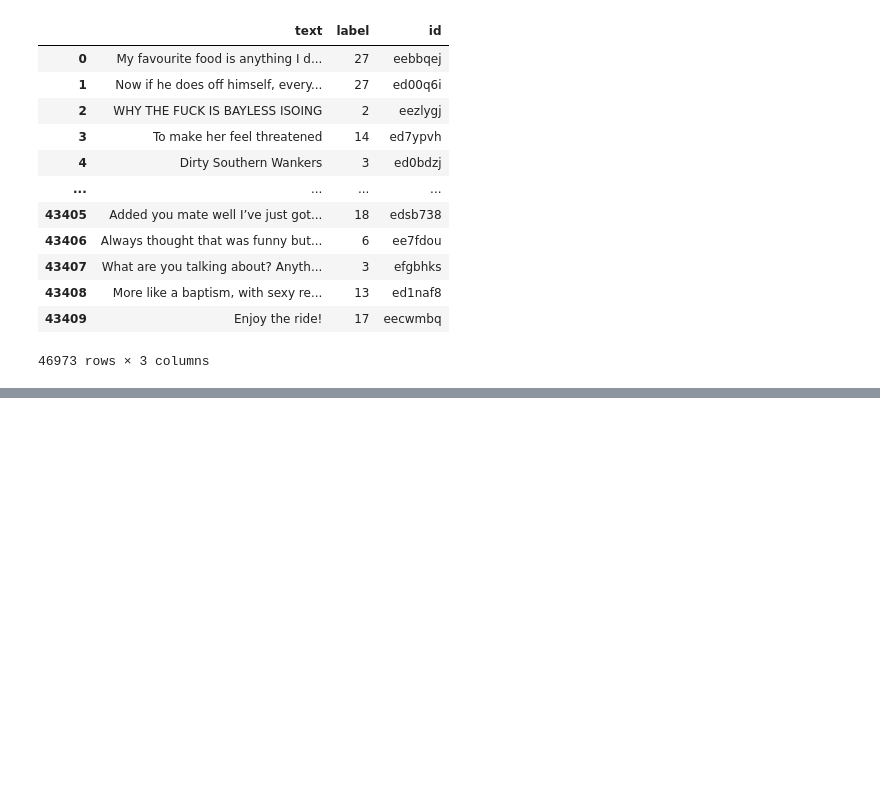
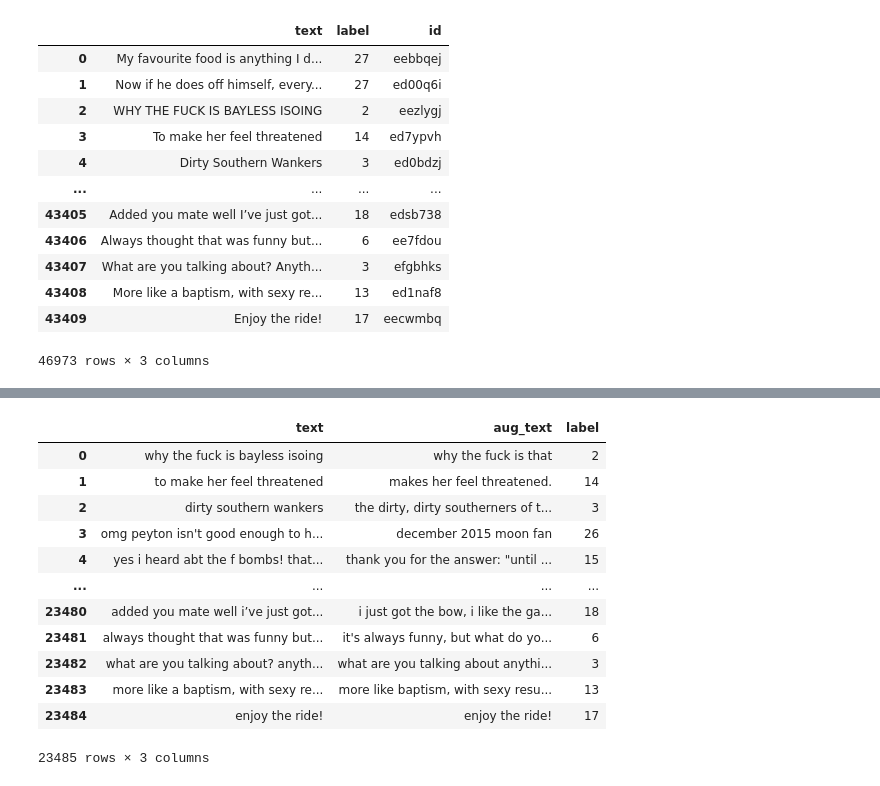
Before and after one commit to WayneWang86/HypEmo, a Jupyter notebook: Error_Analysis/data_processing.ipynb, the cells around one changed output, grey strips where cells are left out. Saved outputs shown, nothing was run; the diff lists cells and outputs as text; code cells hidden in the pictures; blank space fills up the shorter version.

Commit message:
reformate data
Signed-off-by: WayneWang86 <wyf9686@gmail.com>

```diff
--- a/Error_Analysis/data_processing.ipynb
+++ b/Error_Analysis/data_processing.ipynb
@@ -99,0 +124,20 @@ test = pre_processing("./data/go_emotion/full_dataset/test.tsv")
+# %%
+train_orig = pd.read_csv("./data/go_emotion/train.csv")
+val_orig = pd.read_csv("./data/go_emotion/valid.csv")
+test_orig = pd.read_csv("./data/go_emotion/test.csv")
+# %%
+train_orig
+# %% [output]
+|  | text | aug_text | label |
+| 0 | why the fuck is bayless isoing | why the fuck is that | 2 |
+| 1 | to make her feel threatened | makes her feel threatened. | 14 |
+| 2 | dirty southern wankers | the dirty, dirty southerners of t... | 3 |
+| 3 | omg peyton isn't good enough to h... | december 2015 moon fan | 26 |
+| 4 | yes i heard abt the f bombs! that... | thank you for the answer: "until ... | 15 |
+| ... | ... | ... | ... |
+| 23480 | added you mate well i’ve just got... | i just got the bow, i like the ga... | 18 |
+| 23481 | always thought that was funny but... | it's always funny, but what do yo... | 6 |
+| 23482 | what are you talking about? anyth... | what are you talking about anythi... | 3 |
+| 23483 | more like a baptism, with sexy re... | more like baptism, with sexy resu... | 13 |
+| 23484 | enjoy the ride! | enjoy the ride! | 17 |
+23485 rows × 3 columns
```
Also changed, not shown: parts of 13 cells of this notebook, 3 other files.
